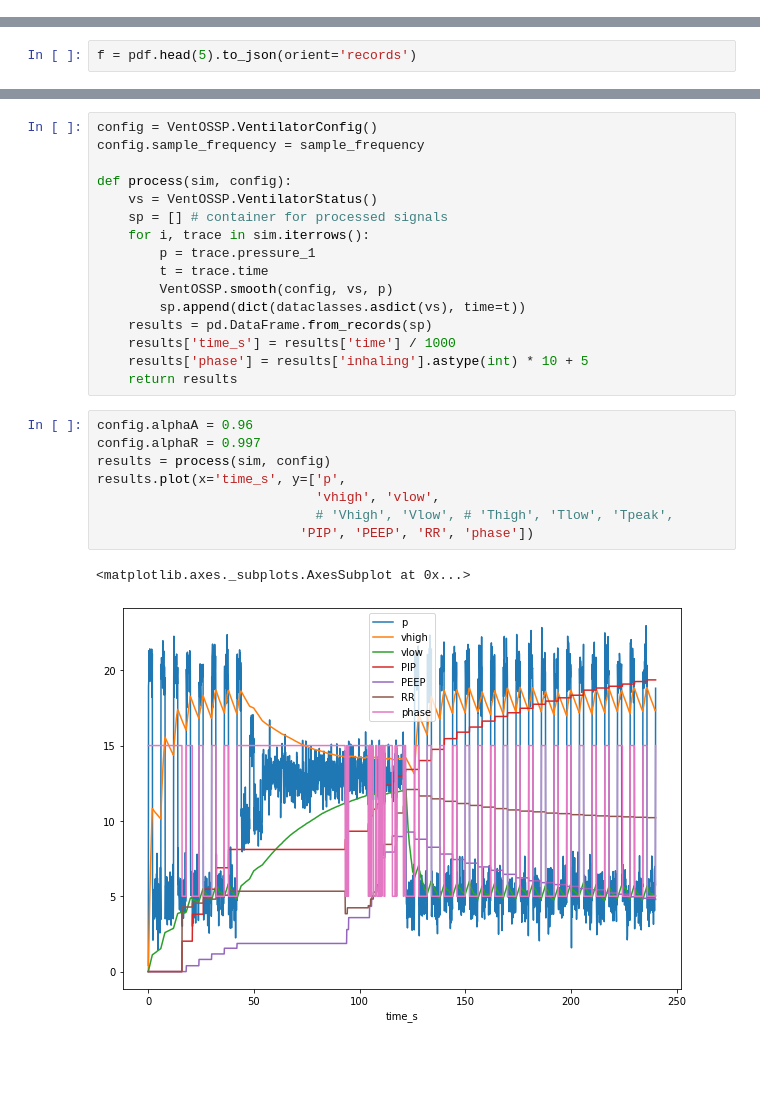
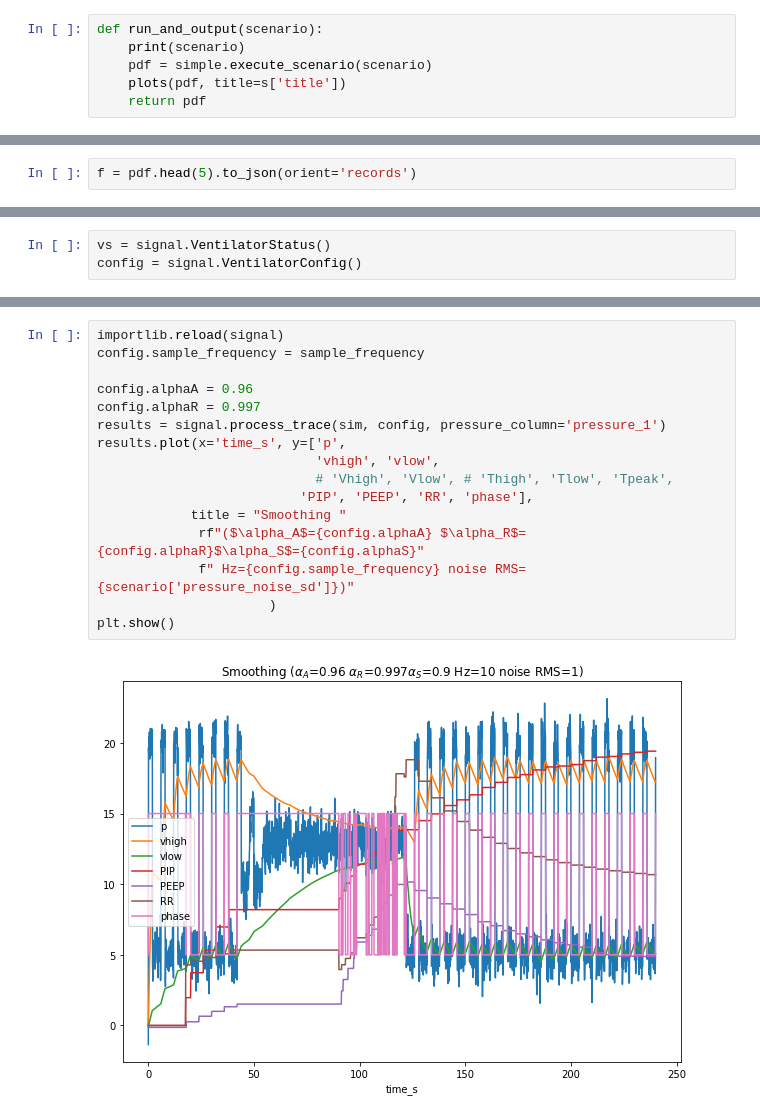
Before and after one commit to ErichBSchulz/lung, a Jupyter notebook: lung.ipynb, the cells around one changed output, grey strips where cells are left out. Saved outputs shown, nothing was run; the diff lists cells and outputs as text; blank space fills up the shorter version.

```diff
--- a/lung.ipynb
+++ b/lung.ipynb
@@ -159,3 +36,9 @@ def run_and_output(s):
+# %%
+def run_and_output(scenario):
+    print(scenario)
+    pdf = simple.execute_scenario(scenario)
+    plots(pdf, title=s['title'])
+    return pdf
 # %%
 base_scenario = dict(
     title = 'Base',
@@ -277,3 +108,6 @@ VentilatorStatus(p=5, vhigh=0.4999999999999999, vlow=0.050000000000000044, Vhigh
+# %%
+vs = signal.VentilatorStatus()
+config = signal.VentilatorConfig()
 # %%
 sample_frequency = 10
 start = 40
@@ -303,27 +137,18 @@ Event at 121000ms setting Pi to 20
-# %%
-config = VentOSSP.VentilatorConfig()
-config.sample_frequency = sample_frequency
-
-def process(sim, config):
-    vs = VentOSSP.VentilatorStatus()
-    sp = [] # container for processed signals
-    for i, trace in sim.iterrows():
-        p = trace.pressure_1
-        t = trace.time
-        VentOSSP.smooth(config, vs, p)
-        sp.append(dict(dataclasses.asdict(vs), time=t))
-    results = pd.DataFrame.from_records(sp)
-    results['time_s'] = results['time'] / 1000
-    results['phase'] = results['inhaling'].astype(int) * 10 + 5
-    return results
 # %%
+importlib.reload(signal)
+config.sample_frequency = sample_frequency
+
 config.alphaA = 0.96
 config.alphaR = 0.997
-results = process(sim, config)
+results = signal.process_trace(sim, config, pressure_column='pressure_1')
 results.plot(x='time_s', y=['p',
                             'vhigh', 'vlow',
                             # 'Vhigh', 'Vlow', # 'Thigh', 'Tlow', 'Tpeak',
-                          'PIP', 'PEEP', 'RR', 'phase'])
+                          'PIP', 'PEEP', 'RR', 'phase'],
+            title = "Smoothing "
+             rf"($\alpha_A$={config.alphaA} $\alpha_R$={config.alphaR}$\alpha_S$={config.alphaS}"
+             f" Hz={config.sample_frequency} noise RMS={scenario['pressure_noise_sd']})"
+                      )
+plt.show()
 # %% [output]
-<matplotlib.axes._subplots.AxesSubplot at 0x...>
-[figure, old version]
+[figure, new version]
```
Also changed, not shown: parts of 14 cells of this notebook, 7 other files.
